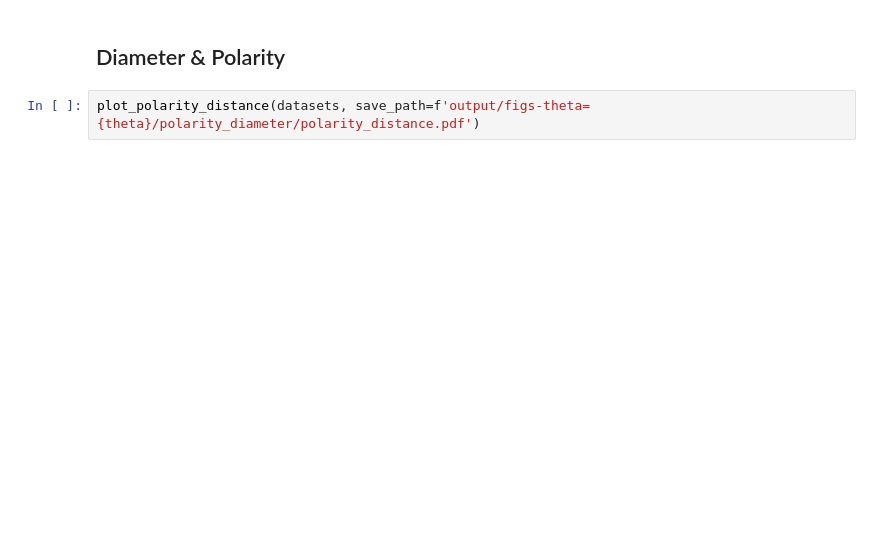
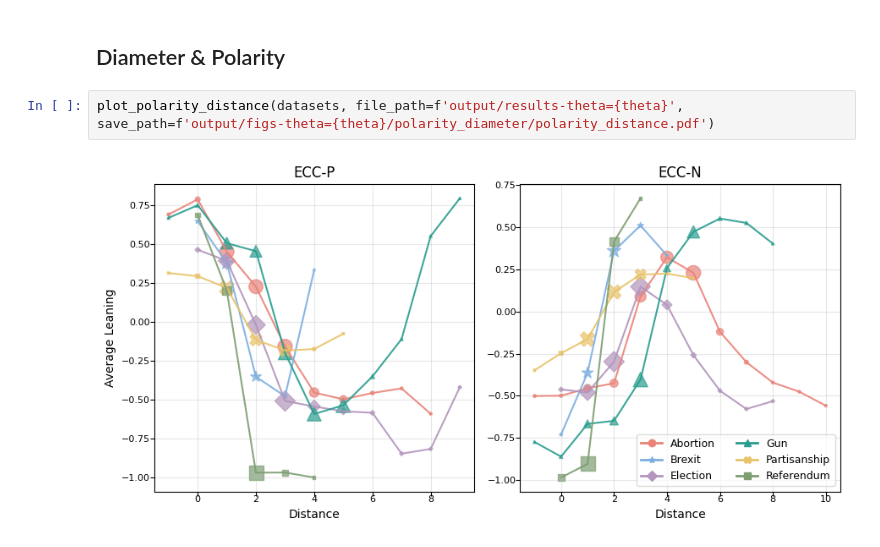
Before and after one commit to zxj0302/PADS, a Jupyter notebook: figures.ipynb, the cells around one changed output. Cells and saved outputs as stored; diff of their text form; blank space fills up the shorter version.

```diff
--- a/figures.ipynb
+++ b/figures.ipynb
@@ -138,4 +161,6 @@ plot_opinion_dynamics_connections(datasets=['Referendum_'], save_path='output/fi
 # %% [markdown]
 ## Diameter \& Polarity
 # %%
-plot_polarity_distance(datasets, save_path=f'output/figs-theta={theta}/polarity_diameter/polarity_distance.pdf')
+plot_polarity_distance(datasets, file_path=f'output/results-theta={theta}', save_path=f'output/figs-theta={theta}/polarity_diameter/polarity_distance.pdf')
+# %% [output]
+[figure, added]
```
Also changed, not shown: parts of 12 cells of this notebook, 8 other files.
